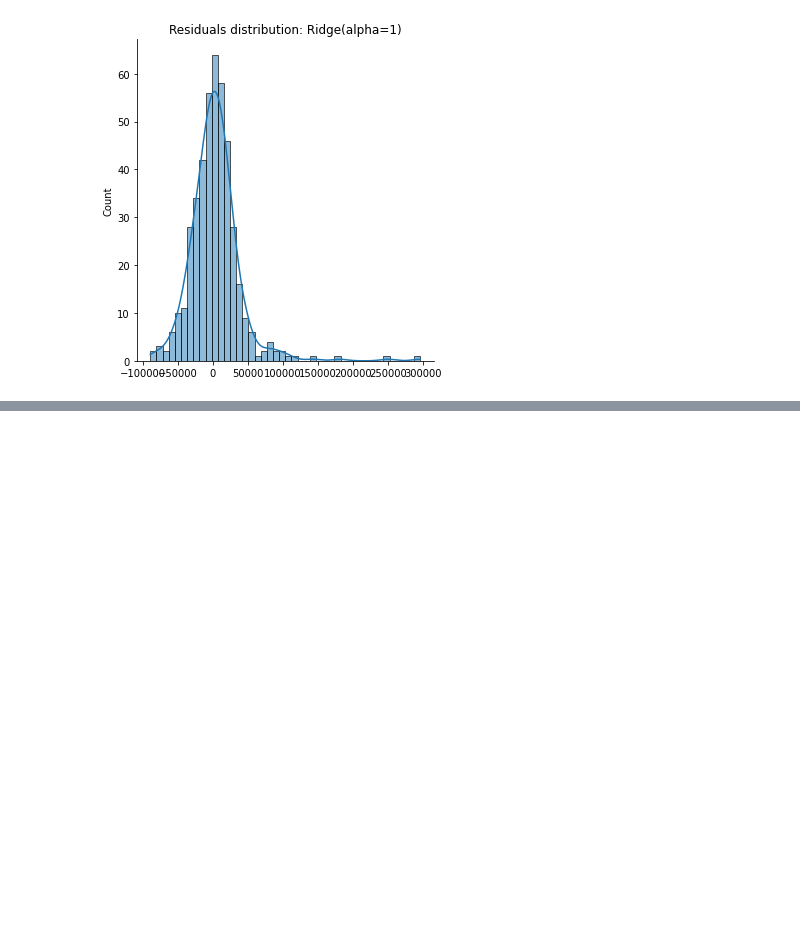
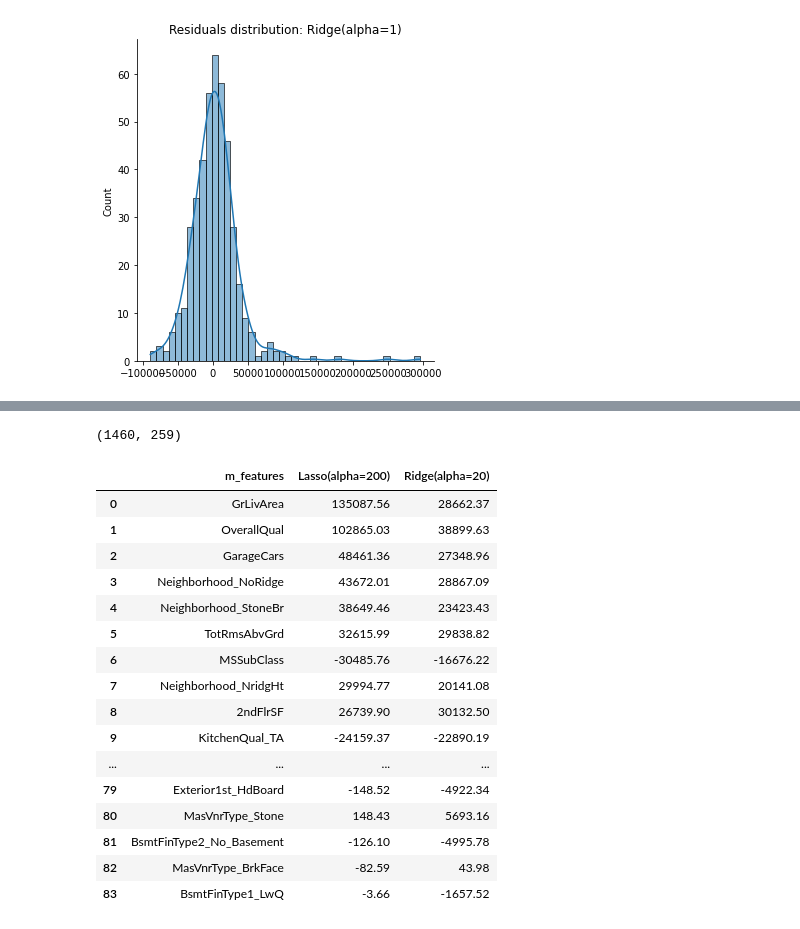
Before and after one commit to nguyenhoangthangbt/Houses_SalePrice_prediction, a Jupyter notebook: Houses_SalesPrice_prediction.ipynb, the cells around one changed output, grey strips where cells are left out. Drawn from its saved outputs; the diff is of its cells as text; code cells hidden in the pictures; blank space fills up the shorter version.

```diff
--- a/Houses_SalesPrice_prediction.ipynb
+++ b/Houses_SalesPrice_prediction.ipynb
@@ -371,0 +418,34 @@ The models of top 12 significant features resulted r2_score for test data is aro
+# %%
+# find the most important predictor variables after the change is implemented
+m_features= df_raw_concat.columns
+print(df_raw_concat.shape)
+dict_compare={'m_features':m_features}
+for r in list_results:
+    m_est = r['best_estimator']
+    m_est.fit(X_train,y_train)
+    dict_compare[m_est] = map(lambda x: round(x,2), m_est.coef_)
+
+df_para = pd.DataFrame(data=dict_compare)
+# df_para.sort_values(by=, ascending=False,inplace=True)
+sorted_df = df_para.iloc[df_para[df_para.iloc[:,1].name].abs().sort_values(ascending=False).index]
+significant_features = sorted_df[sorted_df.iloc[:,1]!=0]['m_features'].values
+sorted_df[sorted_df['m_features'].isin(significant_features)].reset_index(drop=1)
+# %% [output]
+(1460, 259)
+|  | m_features | Lasso(alpha=200) | Ridge(alpha=20) |
+| 0 | GrLivArea | 135087.56 | 28662.37 |
+| 1 | OverallQual | 102865.03 | 38899.63 |
+| 2 | GarageCars | 48461.36 | 27348.96 |
+| 3 | Neighborhood_NoRidge | 43672.01 | 28867.09 |
+| 4 | Neighborhood_StoneBr | 38649.46 | 23423.43 |
+| 5 | TotRmsAbvGrd | 32615.99 | 29838.82 |
+| 6 | MSSubClass | -30485.76 | -16676.22 |
+| 7 | Neighborhood_NridgHt | 29994.77 | 20141.08 |
+| 8 | 2ndFlrSF | 26739.90 | 30132.50 |
+| 9 | KitchenQual_TA | -24159.37 | -22890.19 |
+| ... | ... | ... | ... |
+| 79 | Exterior1st_HdBoard | -148.52 | -4922.34 |
+| 80 | MasVnrType_Stone | 148.43 | 5693.16 |
+| 81 | BsmtFinType2_No_Basement | -126.10 | -4995.78 |
+| 82 | MasVnrType_BrkFace | -82.59 | 43.98 |
+| 83 | BsmtFinType1_LwQ | -3.66 | -1657.52 |
```
Also changed, not shown: parts of 11 cells of this notebook, 2 other files.
